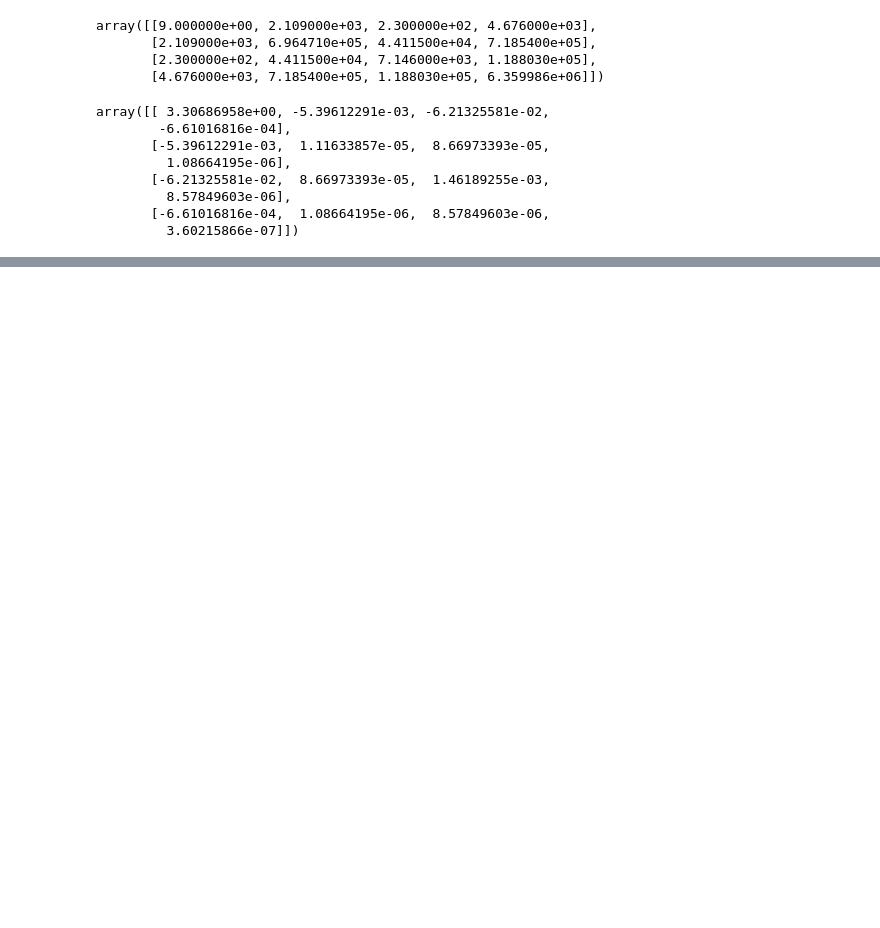
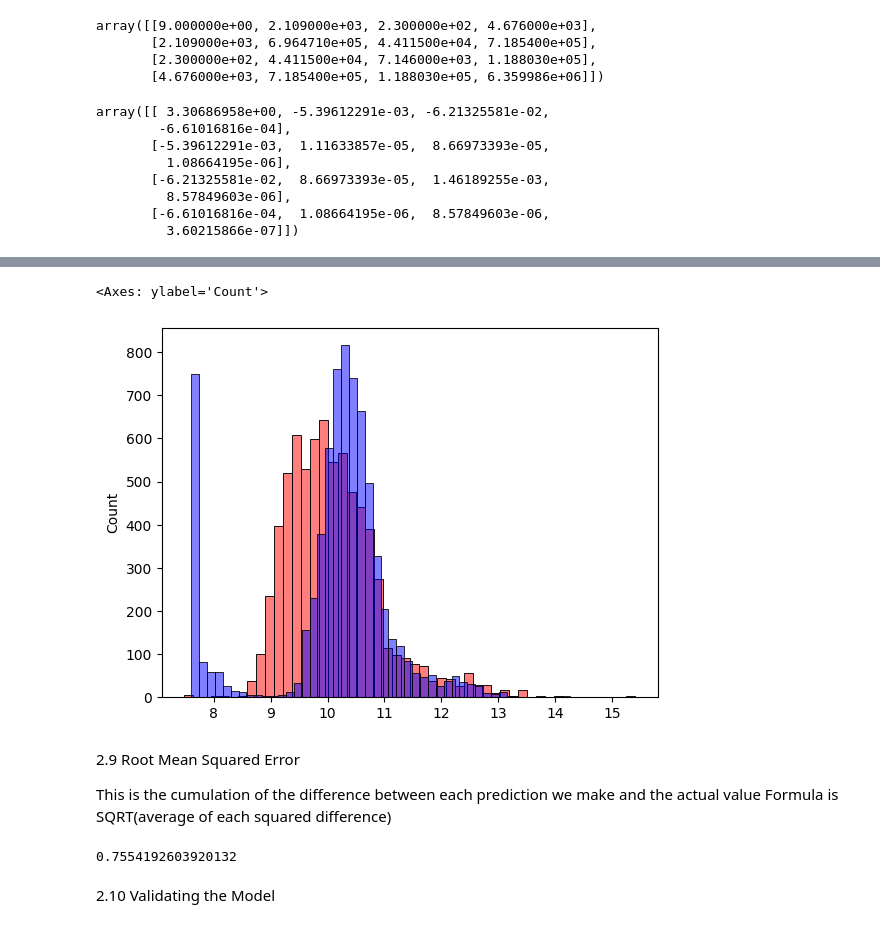
Before and after one commit to EddieFahrenheit/machine-learning-zoomcamp, a Jupyter notebook: 02-regression/module_2_notes.ipynb, the cells around one changed output, grey strips where cells are left out. Drawn from its saved outputs; the diff is of its cells as text; code cells hidden in the pictures; blank space fills up the shorter version.

```diff
--- a/02-regression/module_2_notes.ipynb
+++ b/02-regression/module_2_notes.ipynb
@@ -256,0 +266,20 @@ array([ 2.58447541e+04, -1.60890647e+01, -1.99472549e+02, -1.22802883e+00])
+# %%
+base = ['engine_hp', 'engine_cylinders', 'highway_mpg',
+        'city_mpg', 'popularity']
+# %%
+X_train = df_train[base].fillna(0).values
+# %%
+w0, w = linear_regression(X_train, y_train)
+# %%
+y_pred = w0 + X_train.dot(w)
+# %%
+sns.histplot(y_pred, color='red', alpha=0.5, bins=50)
+sns.histplot(y_train, color='blue', alpha=0.5, bins=50)
+# %% [output]
+<Axes: ylabel='Count'>
+[figure, added]
+# %% [markdown]
+2.9 Root Mean Squared Error
+
+This is the cumulation of the difference between each prediction we make and the actual value
+Formula is SQRT(average of each squared difference)
@@ -256,0 +292,6 @@ array([ 2.58447541e+04, -1.60890647e+01, -1.99472549e+02, -1.22802883e+00])
+# %%
+rmse(y_train, y_pred)
+# %% [output]
+0.7554192603920132
+# %% [markdown]
+2.10 Validating the Model
```
Also changed, not shown: parts of 11 cells of this notebook.
